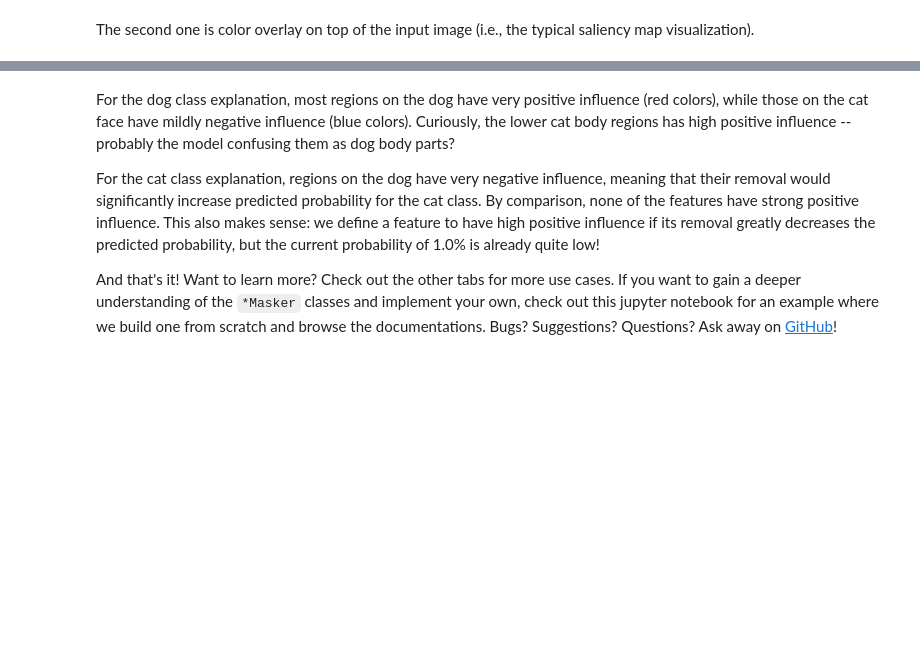
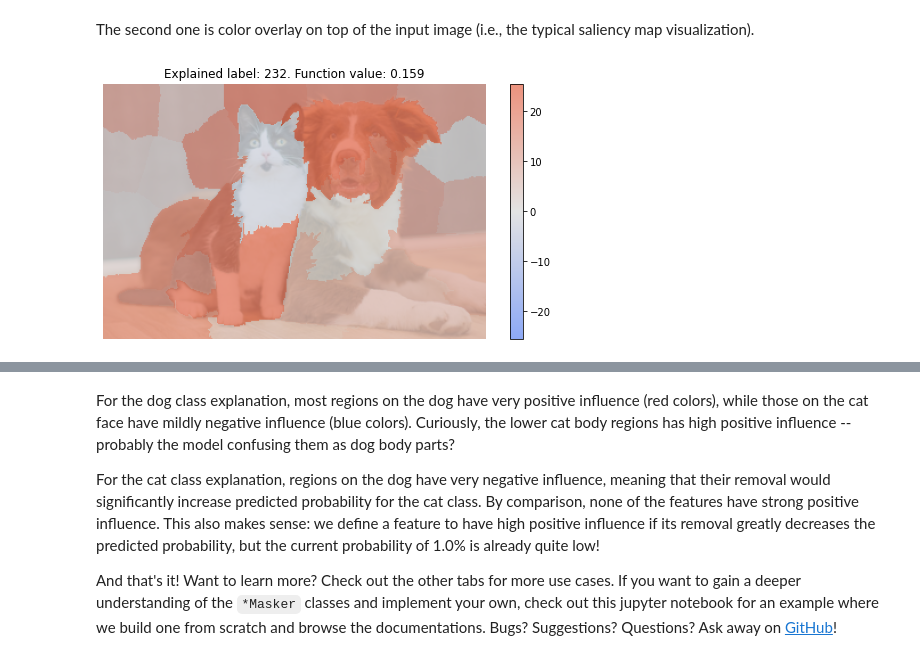
Before and after one commit to YilunZhou/solvability-explainer, a Jupyter notebook: examples/image_input_custom_superpixel_explanation.ipynb, the cells around one changed output, grey strips where cells are left out. Saved outputs shown, nothing was run; the diff lists cells and outputs as text; code cells hidden in the pictures; blank space fills up the shorter version.

```diff
--- a/examples/image_input_custom_superpixel_explanation.ipynb
+++ b/examples/image_input_custom_superpixel_explanation.ipynb
@@ -39,7 +39,7 @@ image = Image.open(BytesIO(requests.get(url).content))
 ratio =  224 / min(image.size)
 image = image.resize((np.array(image.size) * ratio).astype('int32'))
 
-masker = ImageSegmentationMasker(resolution=5, fill_value='global_mean')
+masker = ImageSegmentationMasker(fill_value='global_mean')
 explainer = BeamSearchExplainer(masker, f=model_func, beam_size=50, batch_size=50)
 # %% [markdown]
 We need to define the segmentation mask for the image. A mask is a 2D integer matrix of the same height and width as the image, and values start from 0, where pixels of the same number belong to the same superpixel segment. We use the SLIC algorithm, implemented by the scikit-image package (note that the algorithm can produce fewer than the requested 40 segments; in our case, we have 29). We can visualize the mask using `matplotlib`.
@@ -63,5 +85,7 @@ masker.render_result(image, e_dog, mode='text', execute=True)
 # %% [markdown]
 The second one is color overlay on top of the input image (i.e., the typical saliency map visualization).
 # %%
-masker.render_result(image, e_dog, mode='color', execute=True)
+masker.render_result(image, e_dog, mode='color', execute=True, seg_mask=seg_mask)
+# %% [output]
+[figure, added]
 # %%
```
Also changed, not shown: parts of 4 cells of this notebook, 4 other files.
